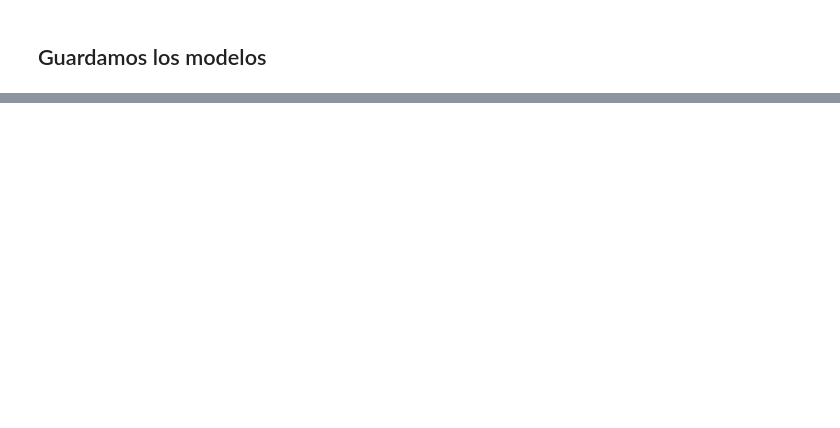
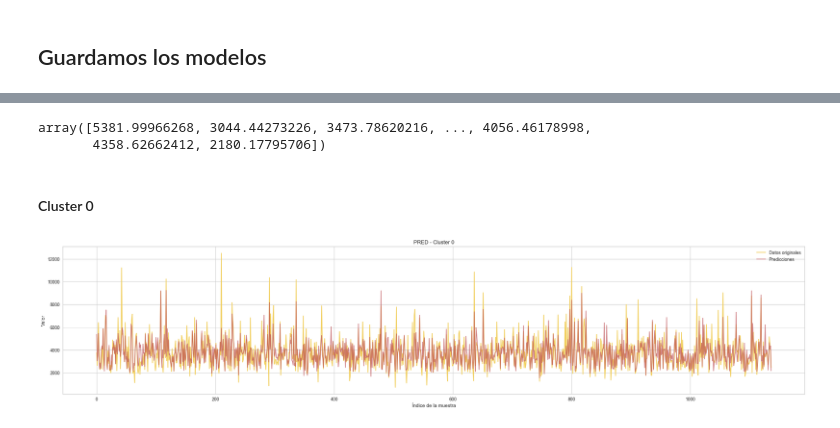
Before and after one commit to mariaortizz/Proyecto-ML, a Jupyter notebook: src/notebooks/project_resume.ipynb, the cells around one changed output, grey strips where cells are left out. Cells and saved outputs as stored; diff of their text form; code cells hidden in the pictures; blank space fills up the shorter version.

```diff
--- a/src/notebooks/project_resume.ipynb
+++ b/src/notebooks/project_resume.ipynb
@@ -1317,0 +1354,31 @@ with open(r'..\model\cl2_stack_model.pkl', 'wb') as archivo:
+# %%
+predicc_0
+# %% [output]
+array([5381.99966268, 3044.44273226, 3473.78620216, ..., 4056.46178998,
+       4358.62662412, 2180.17795706])
+# %%
+color_originales = '#F1CF5F' #amarillo
+color_pred_0 = '#BE5056' #rojo
+color_pred_1 = '#695FAF' #violeta
+color_pred_2 = '#61A1B3' #azul
+a = 0.7
+# %% [markdown]
+#### Cluster 0
+# %%
+y_test_0.reset_index(drop=True, inplace=True)
+
+sorted_indices = np.argsort(y_test_0)
+sorted_y_test = y_test_0.iloc[sorted_indices]
+sorted_predictions = predicc_0[sorted_indices]
+
+plt.figure(figsize=(30, 6))
+plt.plot(y_test_0, color=color_originales, label='Datos originales')
+plt.plot(predicc_0, color=color_pred_0, alpha=a, label='Predicciones')
+plt.xlabel('Índice de la muestra')
+plt.ylabel('Valor')
+plt.title('PRED - Cluster 0')
+plt.legend()
+plt.gca().set_facecolor('none')
+plt.show()
+# %% [output]
+[figure, added]
```
Also changed, not shown: parts of 15 cells of this notebook, 7 other files.
